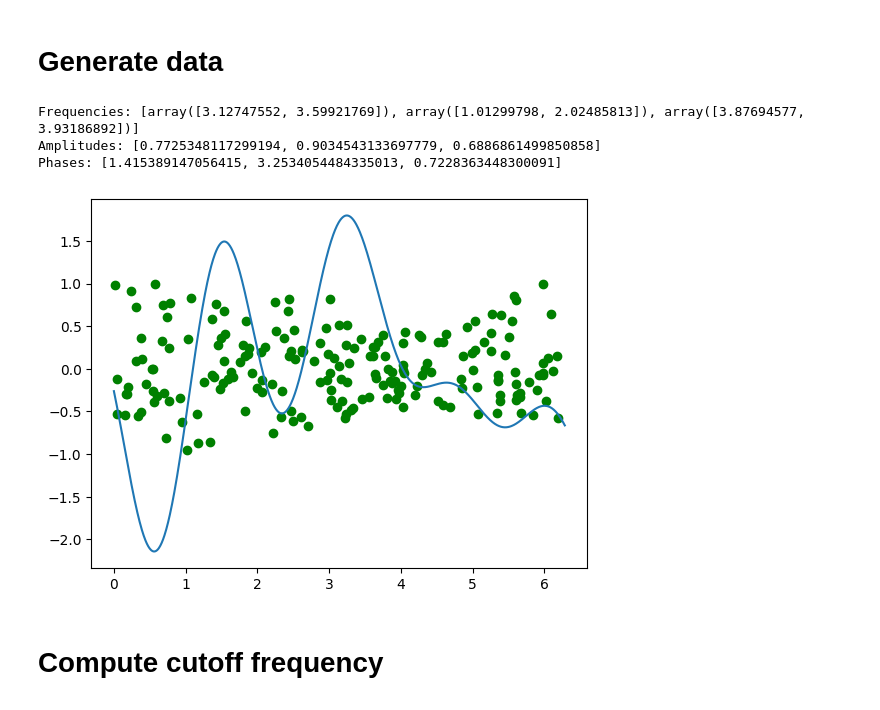
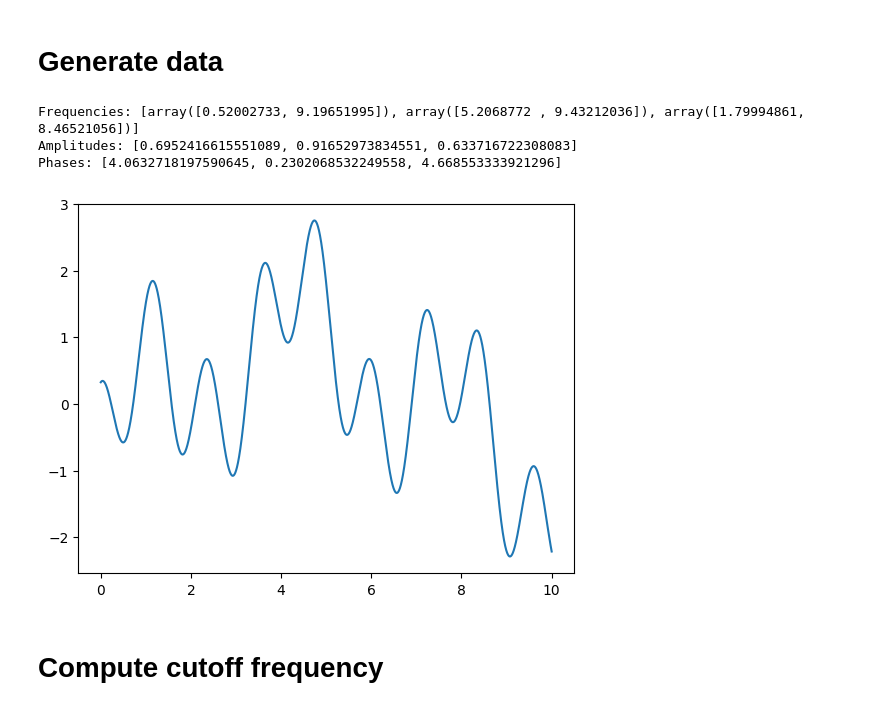
Before and after one commit to AlbertMitjans/hackweek, a Jupyter notebook: src/regression.ipynb, the cells around one changed output. Saved outputs shown, nothing was run; the diff lists cells and outputs as text; code cells hidden in the pictures.

```diff
--- a/src/regression.ipynb
+++ b/src/regression.ipynb
@@ -18,8 +21,9 @@ from sklearn.linear_model import LinearRegression
 # Generate data
 # %%
 # Constants
-NUM_POINTS = 200
+NUM_POINTS = 2000
 NUM_DIMENSIONS = 2
+CUSTOM_DATASET = True
 # %%
 def generate_non_uniform_fourier_series(num_frequencies: int, max_frequency: float):
     """Generate function f(x) that returns a sum of cosines with
@@ -36,20 +40,29 @@ def generate_non_uniform_fourier_series(num_frequencies: int, max_frequency: flo
     def f(x: np.ndarray):
         res = 0
         for frequency, amplitude, phase in zip(frequencies, amplitudes, phases):
-            res += amplitude * np.cos(np.dot(x, frequency) + phase)
+            res += 1 * np.cos(np.dot(x, frequency) + phase)
         return res
-    return f
+    return f, frequencies
 # %%
 def generate_regression_data(inputs: np.ndarray, noise: float = 0):
     """Function used to generate noisy data."""
     data = np.array([f(input) for input in inputs])
     # add some random noise to data
     noisy_data = data + np.random.normal(0, noise, data.shape)
-    noisy_data /= np.max(abs(noisy_data))
     return data, noisy_data
 # %%
-f = generate_non_uniform_fourier_series(num_frequencies=3, max_frequency=5)
+# Data
+MAX_FREQUENCY = 10
+if CUSTOM_DATASET:
+    f, freqs = generate_non_uniform_fourier_series(num_frequencies=3, max_frequency=MAX_FREQUENCY)
+    X = np.random.random((NUM_POINTS, NUM_DIMENSIONS)) * (100 / MAX_FREQUENCY)
+    labels, Y = generate_regression_data(inputs=X, noise=0.1)
+else:
+    pp=pandas.read_csv('../data/synchronous_machine.csv', delimiter=";", decimal=",")
+    data = pp.to_numpy()
+    X = data[:, :-1]
+    Y = data[:, -1]
 # %% [output]
-Frequencies: [array([3.12747552, 3.59921769]), array([1.01299798, 2.02485813]), array([3.87694577, 3.93186892])]
-Amplitudes: [0.7725348117299194, 0.9034543133697779, 0.6886861499850858]
-Phases: [1.415389147056415, 3.2534054484335013, 0.7228363448300091]
+Frequencies: [array([0.52002733, 9.19651995]), array([5.2068772 , 9.43212036]), array([1.79994861, 8.46521056])]
+Amplitudes: [0.6952416615551089, 0.91652973834551, 0.633716722308083]
+Phases: [4.0632718197590645, 0.2302068532249558, 4.668553333921296]
@@ -60,11 +69,11 @@ labels, Y = generate_regression_data(inputs=X, noise=0.1)
 # %%
 # Plot
-all_x = np.linspace(0, 2 * np.pi, 1000)
-plt.plot(all_x, [f([x] + [0] * (NUM_DIMENSIONS - 1)) for x in all_x])
-plt.scatter(X[:, 0], Y, color="green")
-plt.show()
+if CUSTOM_DATASET:
+    all_x = np.linspace(0, 100/ MAX_FREQUENCY, 10000)
+    plt.plot(all_x, [f([x] + [0] * (NUM_DIMENSIONS - 1)) for x in all_x])
+    plt.show()
 # %% [output]
-[figure, old version]
+[figure, new version]
 # %% [markdown]
 # Compute cutoff frequency
 # %%
```
Also changed, not shown: parts of 16 cells of this notebook.
